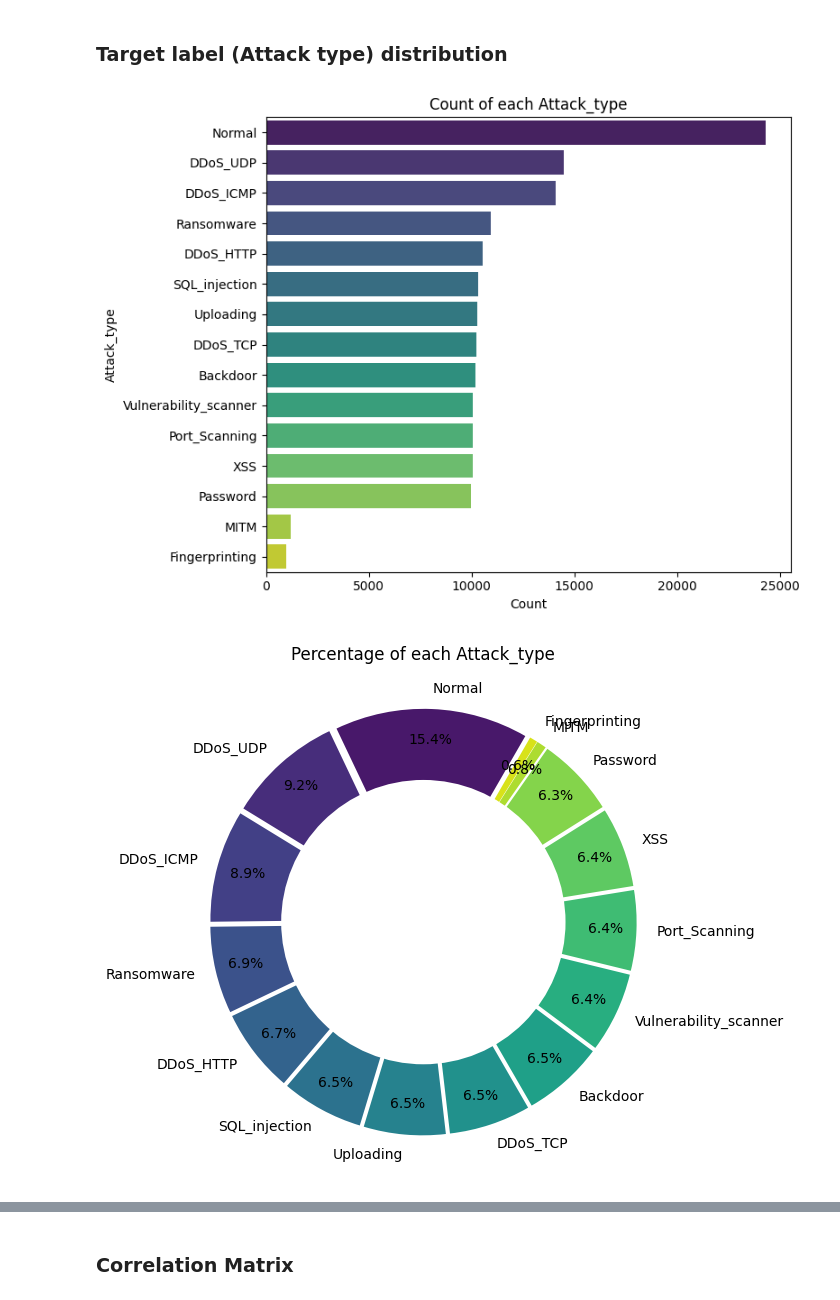
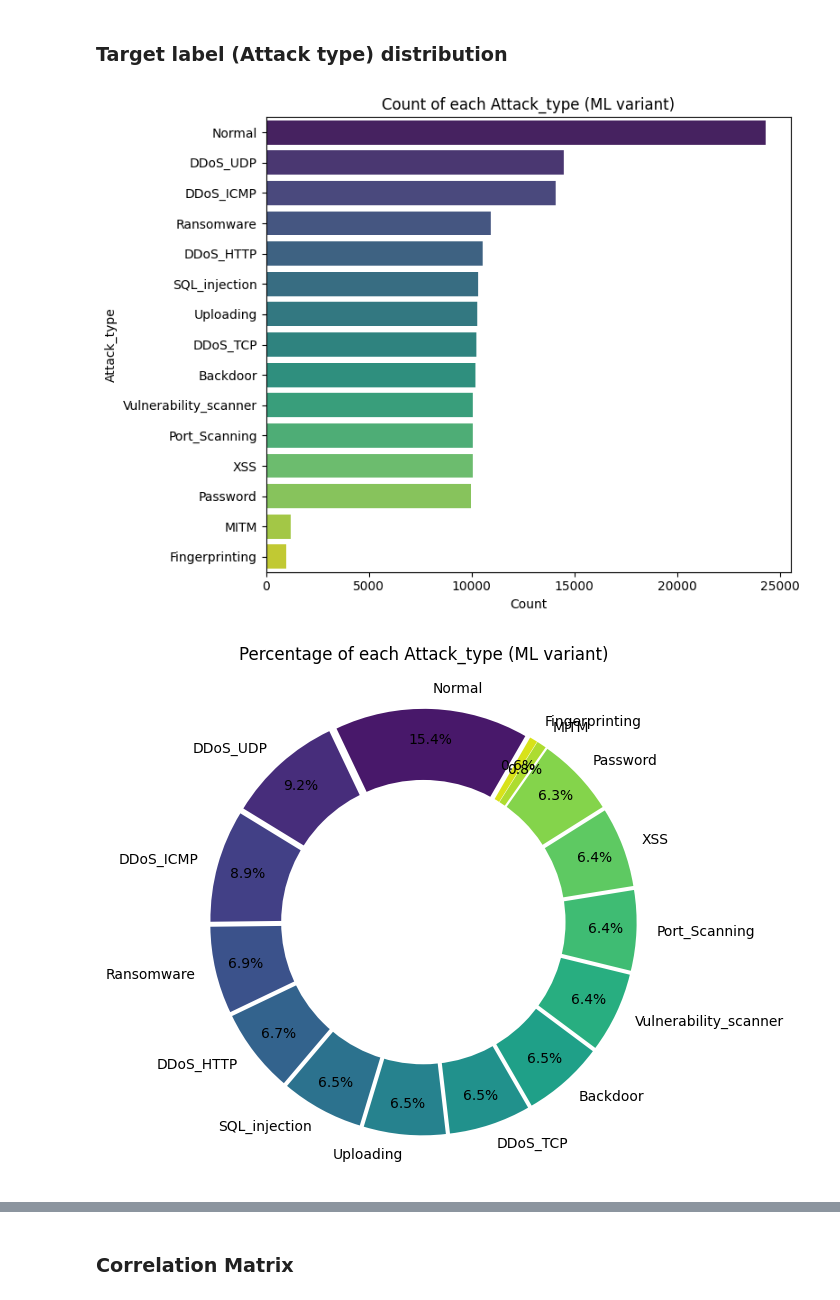
Before and after one commit to Angel-Arrospide/ML-NIDS-IIoT, a Jupyter notebook: notebooks/EdgeIIoT/01_EDA.ipynb, the cells around one changed output, grey strips where cells are left out. Cells and saved outputs as stored; diff of their text form; code cells hidden in the pictures.

```diff
--- a/notebooks/EdgeIIoT/01_EDA.ipynb
+++ b/notebooks/EdgeIIoT/01_EDA.ipynb
@@ -69,7 +66,7 @@ display(quality_summary)
 import seaborn as sns
 import matplotlib.pyplot as plt
 
-def plot_label_distribution(df_data, label_col):
+def plot_label_distribution(df_data, label_col, variant):
 
     conteo = df_data[label_col].value_counts()
     labels = conteo.index
@@ -91,7 +88,7 @@ def plot_label_distribution(df_data, label_col):
                   palette=color_map,
                   legend=False)
 
-    ax1.set_title(f"Count of each {label_col}")
+    ax1.set_title(f"Count of each {label_col} ({variant} variant)")
     ax1.set_xlabel("Count")
     ax1.set_ylabel(label_col)
 
@@ -112,15 +109,15 @@ def plot_label_distribution(df_data, label_col):
     center_circle = plt.Circle((0, 0), 0.70, fc='white')
     ax2.add_artist(center_circle)
 
-    ax2.set_title(f"Percentage of each {label_col}")
+    ax2.set_title(f"Percentage of each {label_col} ({variant} variant)")
 
     plt.tight_layout()
     plt.show()
 # %%
 label_col = "Attack_type"
-plot_label_distribution(df_ml, label_col)
+plot_label_distribution(df_ml, label_col, "ML")
 # %% [output]
-[figure, old version]
+[figure, new version]
-[figure, old version]
+[figure, new version]
 # %%
 df_no_normal = df_ml[df_ml[label_col] != 'Normal']
```
Also changed, not shown: parts of 6 cells of this notebook, 1 other file.
